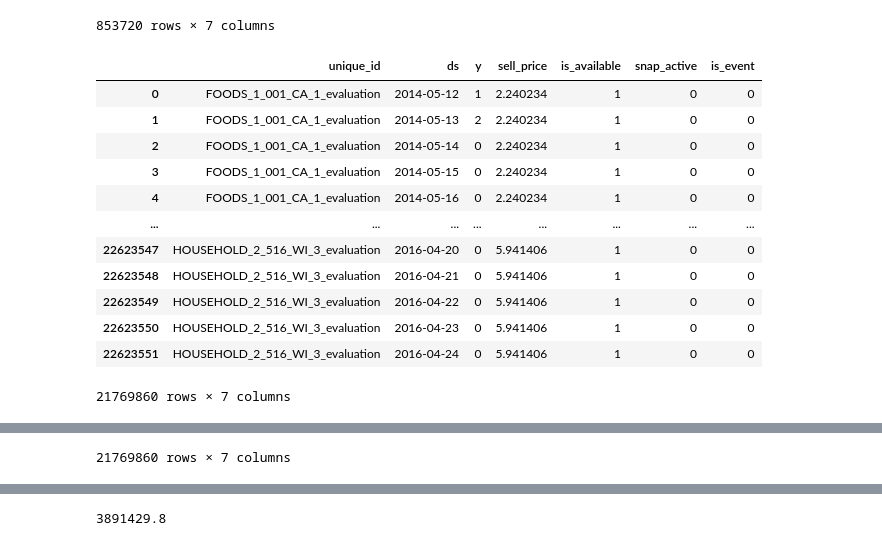
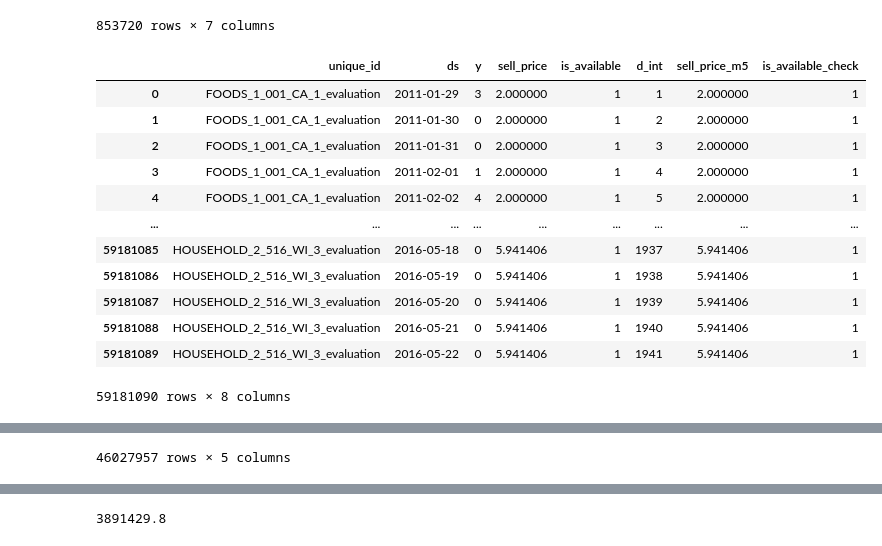
Before and after one commit to Zak-Las/Walmart-Demand-Forcasting, a Jupyter notebook: Notebooks/02_global_scale.ipynb, the cells around one changed output, grey strips where cells are left out. Drawn from its saved outputs; the diff is of its cells as text; code cells hidden in the pictures.

Commit message:
fixed WRMSSE definition by including all available data to compute the scalling factors

```diff
--- a/Notebooks/02_global_scale.ipynb
+++ b/Notebooks/02_global_scale.ipynb
@@ -76,8 +76,11 @@ df_cal = read_and_squeeze('calendar.csv')
 # Pre-process calendar to minimize merge footprint later
 df_cal['date'] = pd.to_datetime(df_cal['date'])
 df_cal['d_int'] = df_cal['d'].apply(lambda x: int(x.split('_')[1]))
-# Filter calendar to relevant window
-df_cal = df_cal[df_cal['d_int'] >= START_DAY]
+
+# # Filter calendar to relevant window
+# df_cal = df_cal[df_cal['d_int'] >= START_DAY]
+
+
 # Select only needed cols
 df_cal = df_cal[['d', 'date', 'wm_yr_wk', 'event_name_1', 'snap_CA', 'snap_TX', 'snap_WI']]
 # Downcast SNAP to int8
@@ -96,9 +99,9 @@ del df_sales; gc.collect()
 # Convert d to int for filtering
 df['d_int'] = df['d'].apply(lambda x: int(x.split('_')[1]))
 
-# Filter History EARLY (Save RAM before merging)
-print(f"Filtering history < Day {START_DAY}...")
-df = df[df['d_int'] >= START_DAY]
+# # Filter History EARLY (Save RAM before merging)
+# print(f"Filtering history < Day {START_DAY}...")
+# df = df[df['d_int'] >= START_DAY]
 
 # C. MERGE CALENDAR
 print("Merging Calendar...")
@@ -177,6 +179,14 @@ gc.collect()
 max_d = Y_df['d_int'].max()
 split_date = Y_df[Y_df['d_int'] == (max_d - HORIZON)]['ds'].min()
 
+m5_df = Y_df.copy()
+
+# ---
+# Filter History EARLY (Save RAM before merging)
+print(f"Filtering history < Day {START_DAY}...")
+Y_df = Y_df[Y_df['d_int'] >= START_DAY]
+# ---
+
 # drop the 'd_int' column as it's no longer needed
 Y_df = Y_df.drop(columns=['d_int'])
 
@@ -972,20 +1007,31 @@ display(results_mqloss_lgbm_all)
 853720 rows × 7 columns
 # %%
 # Sort train_df just in case
-train_df_metric = train_df.sort_values(['unique_id', 'ds'])
-display(train_df)
+train_df_metric = m5_df.sort_values(['unique_id', 'ds'])
+display(m5_df)
+
+# drop rows where sell_price_m5 is -5
+train_df_metric = train_df_metric[train_df_metric['sell_price_m5'] != -3]
+
+# drop column 'is_available_check' and 'sell_price_m5' from train_df_metric
+train_df_metric = train_df_metric.drop(columns=['is_available_check', 'sell_price_m5', 'is_available'])
+
+# drop the last 28 days from train_df_metric
+max_d_int = train_df_metric['d_int'].max()
+train_df_metric = train_df_metric[train_df_metric['d_int'] <= (max_d_int - 28)]
+
 display(train_df_metric)
 # %% [output]
-|  | unique_id | ds | y | sell_price | is_available | snap_active | is_event |
-| 0 | FOODS_1_001_CA_1_evaluation | 2014-05-12 | 1 | 2.240234 | 1 | 0 | 0 |
-| 1 | FOODS_1_001_CA_1_evaluation | 2014-05-13 | 2 | 2.240234 | 1 | 0 | 0 |
-| 2 | FOODS_1_001_CA_1_evaluation | 2014-05-14 | 0 | 2.240234 | 1 | 0 | 0 |
-| 3 | FOODS_1_001_CA_1_evaluation | 2014-05-15 | 0 | 2.240234 | 1 | 0 | 0 |
-| 4 | FOODS_1_001_CA_1_evaluation | 2014-05-16 | 0 | 2.240234 | 1 | 0 | 0 |
-| ... | ... | ... | ... | ... | ... | ... | ... |
-| 22623547 | HOUSEHOLD_2_516_WI_3_evaluation | 2016-04-20 | 0 | 5.941406 | 1 | 0 | 0 |
-| 22623548 | HOUSEHOLD_2_516_WI_3_evaluation | 2016-04-21 | 0 | 5.941406 | 1 | 0 | 0 |
-| 22623549 | HOUSEHOLD_2_516_WI_3_evaluation | 2016-04-22 | 0 | 5.941406 | 1 | 0 | 0 |
-| 22623550 | HOUSEHOLD_2_516_WI_3_evaluation | 2016-04-23 | 0 | 5.941406 | 1 | 0 | 0 |
-| 22623551 | HOUSEHOLD_2_516_WI_3_evaluation | 2016-04-24 | 0 | 5.941406 | 1 | 0 | 0 |
+|  | unique_id | ds | y | sell_price | is_available | d_int | sell_price_m5 | is_available_check |
+| 0 | FOODS_1_001_CA_1_evaluation | 2011-01-29 | 3 | 2.000000 | 1 | 1 | 2.000000 | 1 |
+| 1 | FOODS_1_001_CA_1_evaluation | 2011-01-30 | 0 | 2.000000 | 1 | 2 | 2.000000 | 1 |
+| 2 | FOODS_1_001_CA_1_evaluation | 2011-01-31 | 0 | 2.000000 | 1 | 3 | 2.000000 | 1 |
+| 3 | FOODS_1_001_CA_1_evaluation | 2011-02-01 | 1 | 2.000000 | 1 | 4 | 2.000000 | 1 |
+| 4 | FOODS_1_001_CA_1_evaluation | 2011-02-02 | 4 | 2.000000 | 1 | 5 | 2.000000 | 1 |
+| ... | ... | ... | ... | ... | ... | ... | ... | ... |
+| 59181085 | HOUSEHOLD_2_516_WI_3_evaluation | 2016-05-18 | 0 | 5.941406 | 1 | 1937 | 5.941406 | 1 |
+| 59181086 | HOUSEHOLD_2_516_WI_3_evaluation | 2016-05-19 | 0 | 5.941406 | 1 | 1938 | 5.941406 | 1 |
+| 59181087 | HOUSEHOLD_2_516_WI_3_evaluation | 2016-05-20 | 0 | 5.941406 | 1 | 1939 | 5.941406 | 1 |
+| 59181088 | HOUSEHOLD_2_516_WI_3_evaluation | 2016-05-21 | 0 | 5.941406 | 1 | 1940 | 5.941406 | 1 |
+| 59181089 | HOUSEHOLD_2_516_WI_3_evaluation | 2016-05-22 | 0 | 5.941406 | 1 | 1941 | 5.941406 | 1 |
-21769860 rows × 7 columns
+59181090 rows × 8 columns
@@ -1004,4 +1050,4 @@ display(train_df_metric)
-21769860 rows × 7 columns
+46027957 rows × 5 columns
 # %%
 
 # Calculate diff squared for naive forecast (y_t - y_{t-1})^2
```
Also changed, not shown: parts of 22 cells of this notebook, 1 other file.
